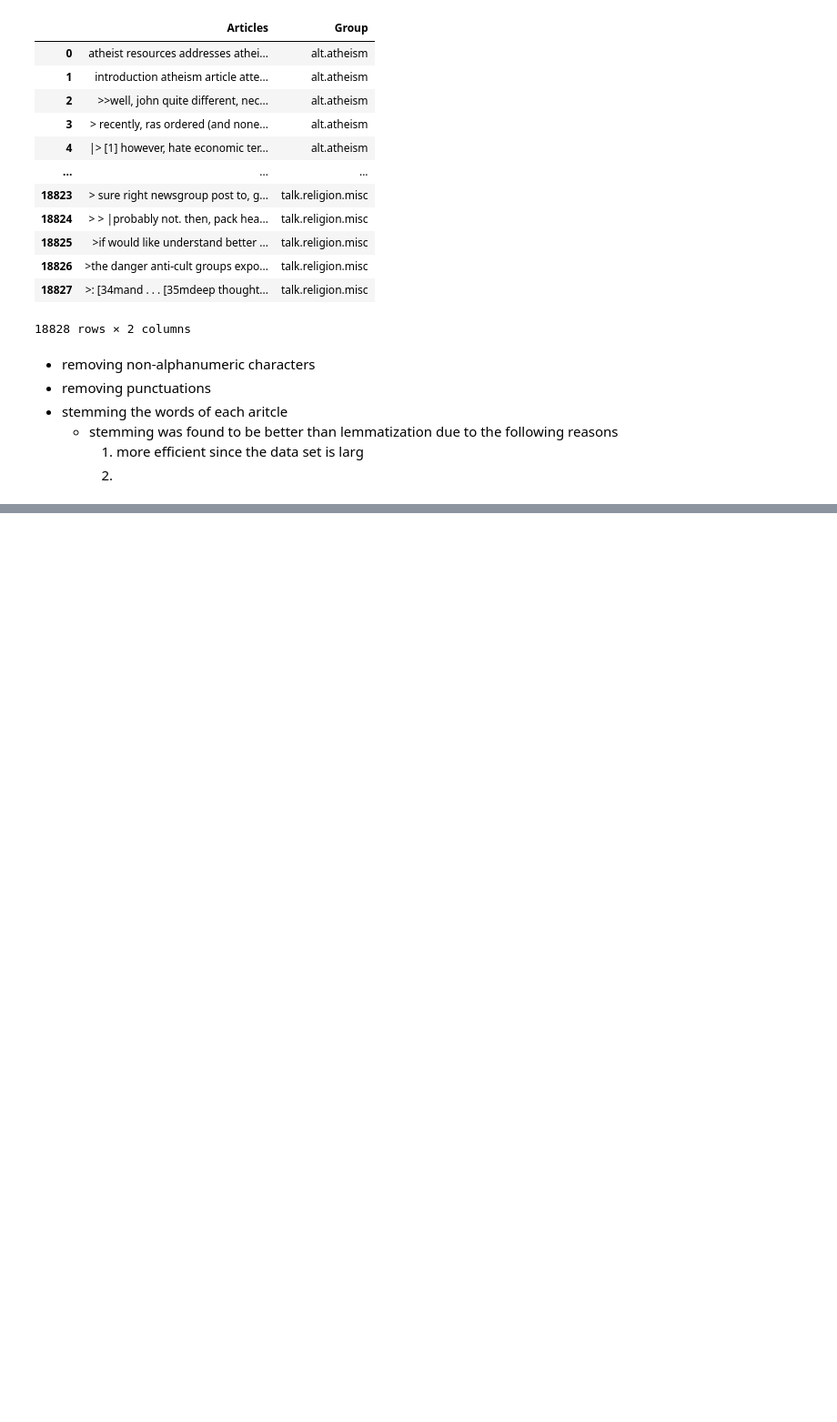
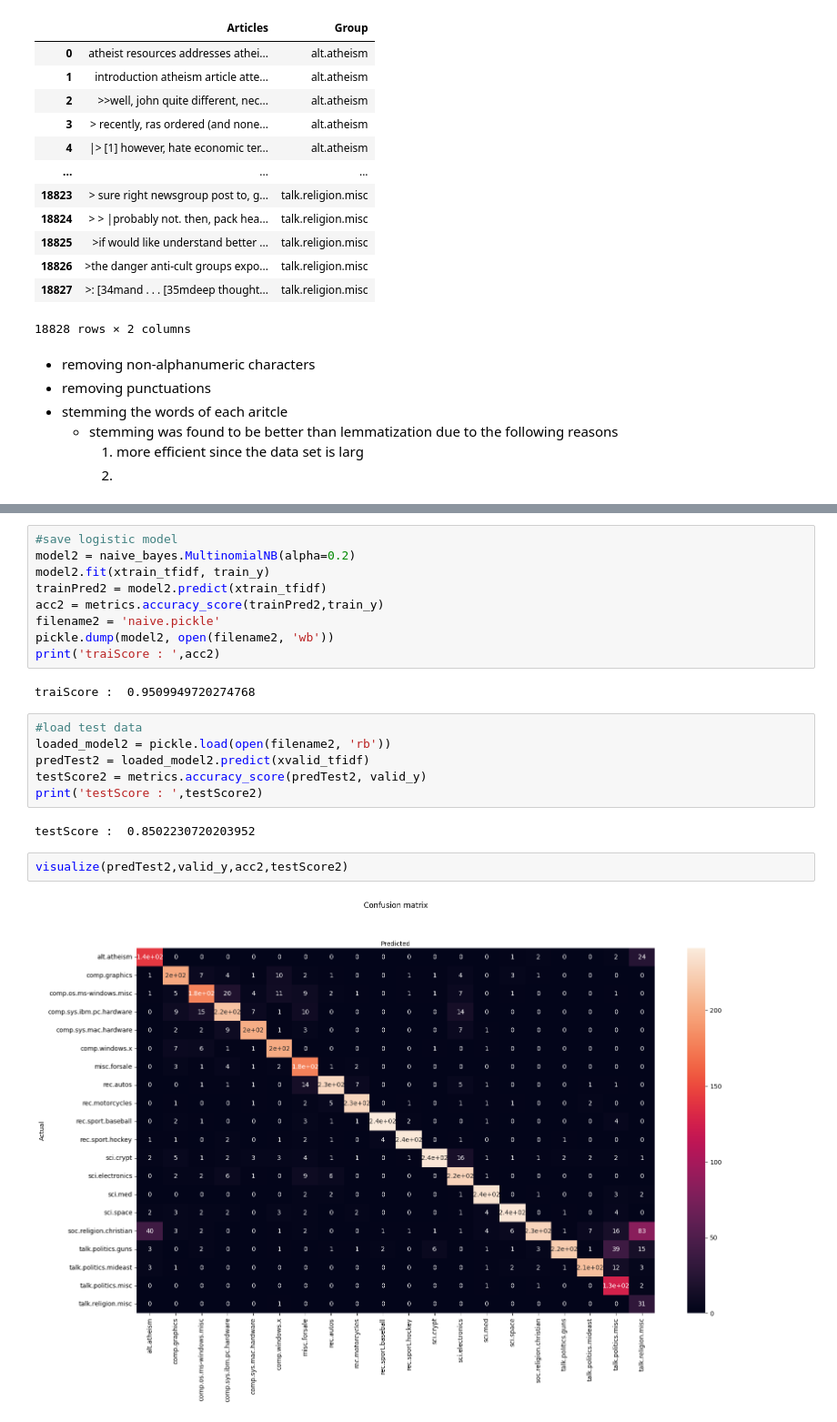
Before and after one commit to Aalaa0701/News_Group_Classifications, a Jupyter notebook: NewsGroupClassification.ipynb, the cells around one changed output, grey strips where cells are left out. Shown: that part at 91% size. Drawn from its saved outputs; the diff is of its cells as text; blank space fills up the shorter version.

```diff
--- a/NewsGroupClassification.ipynb
+++ b/NewsGroupClassification.ipynb
@@ -333,0 +319,23 @@ print(result)
+# %%
+#save logistic model
+model2 = naive_bayes.MultinomialNB(alpha=0.2)
+model2.fit(xtrain_tfidf, train_y)
+trainPred2 = model2.predict(xtrain_tfidf)
+acc2 = metrics.accuracy_score(trainPred2,train_y)
+filename2 = 'naive.pickle'
+pickle.dump(model2, open(filename2, 'wb'))
+print('traiScore : ',acc2)
+# %% [output]
+traiScore :  0.9509949720274768
+# %%
+#load test data
+loaded_model2 = pickle.load(open(filename2, 'rb'))
+predTest2 = loaded_model2.predict(xvalid_tfidf)
+testScore2 = metrics.accuracy_score(predTest2, valid_y)
+print('testScore : ',testScore2)
+# %% [output]
+testScore :  0.8502230720203952
+# %%
+visualize(predTest2,valid_y,acc2,testScore2)
+# %% [output]
+[figure, added]
```
Also changed, not shown: parts of 13 cells of this notebook, 4 other files.
